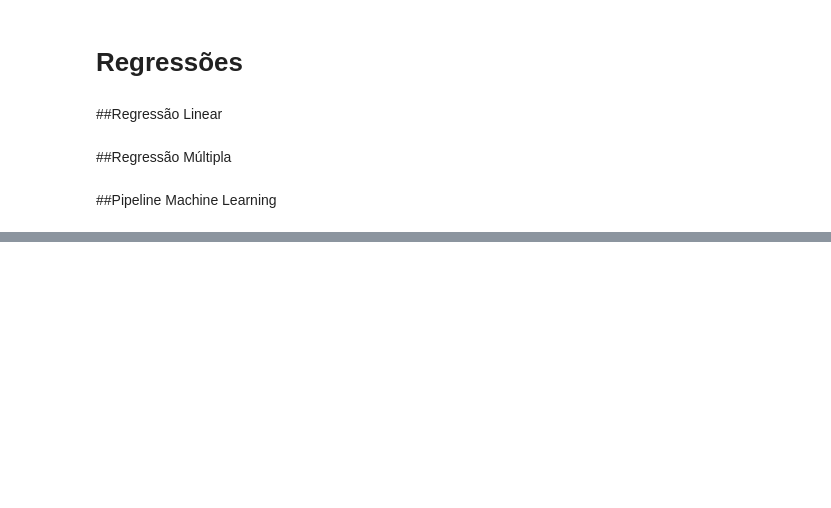
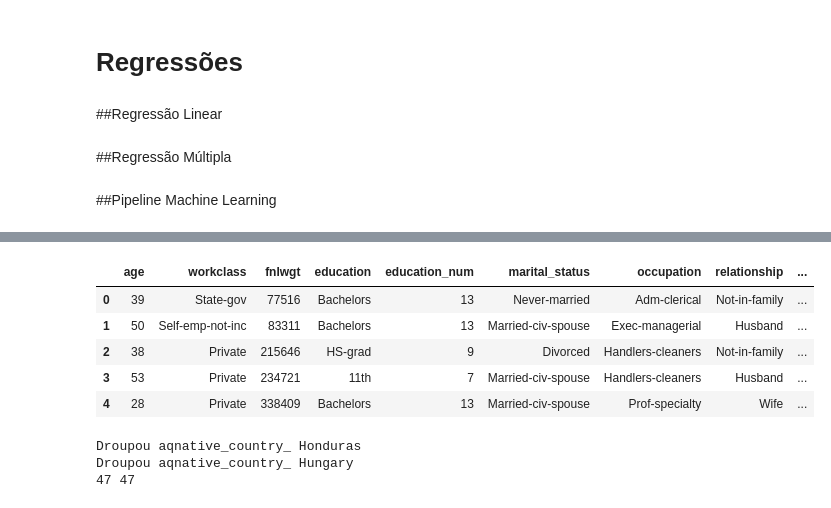
Before and after one commit to asafeclemente/data-science-project, a Jupyter notebook: Teste_de_hipótese.ipynb, the cells around one changed output, grey strips where cells are left out. Saved outputs shown, nothing was run; the diff lists cells and outputs as text; code cells hidden in the pictures; blank space fills up the shorter version.

```diff
--- a/Teste_de_hipótese.ipynb
+++ b/Teste_de_hipótese.ipynb
@@ -657,0 +780,61 @@ print(f"O intervalo de confiança da regressão logística é: [{LL}, {RL}]")
+# %%
+df = dataset.copy()
+df.head()
+# %% [output]
+|  | age | workclass | fnlwgt | education | education_num | marital_status | occupation | relationship | ... |
+| 0 | 39 | State-gov | 77516 | Bachelors | 13 | Never-married | Adm-clerical | Not-in-family | ... |
+| 1 | 50 | Self-emp-not-inc | 83311 | Bachelors | 13 | Married-civ-spouse | Exec-managerial | Husband | ... |
+| 2 | 38 | Private | 215646 | HS-grad | 9 | Divorced | Handlers-cleaners | Not-in-family | ... |
+| 3 | 53 | Private | 234721 | 11th | 7 | Married-civ-spouse | Handlers-cleaners | Husband | ... |
+| 4 | 28 | Private | 338409 | Bachelors | 13 | Married-civ-spouse | Prof-specialty | Wife | ... |
+# %%
+x = df.drop(columns=['workclass', 'fnlwgt', 'education', 'education_num', 'marital_status', 'occupation', 'relationship', 'capital_gain', 'capital_loss', 'hours_per_week'], axis=1)
+y = x['salary'].copy()
+x.drop(columns='salary', axis=1, inplace=True)
+x, y = balance_data(x, y)
+
+x_train, x_test, y_train, y_test = train_test_split(x, y, test_size = 0.25)
+
+
+numerical_categories = list()
+for coluna in x.columns:
+  if (x.dtypes[coluna] == 'object'):
+    continue
+  else:
+    numerical_categories.append(coluna)
+
+x_trn = x_train.copy()
+x_trn[numerical_categories] -= x_train[numerical_categories].mean()
+x_trn[numerical_categories] /= x_train[numerical_categories].std(ddof=1)
+##x_test_Znormalizado.
+x_ten = x_test.copy()
+x_ten[numerical_categories] -= x_train[numerical_categories].mean()
+x_ten[numerical_categories] /= x_train[numerical_categories].std(ddof=1)
+
+
+x_trn = pd.get_dummies(x_trn)
+x_ten = pd.get_dummies(x_ten)
+#Removing extra columns
+a = set()
+b = set()
+
+for item in x_trn.columns:
+  a.add(item)
+for item  in x_ten.columns:
+  b.add(item)
+
+c = a-b
+d = b-a
+
+for item in c:
+    print(f'Droupou aq{item}')
+    x_trn.drop(item, axis=1,inplace=True)
+for item in d:
+    print(item)
+    x_ten.drop(item, axis=1, inplace=True)
+
+print(len(x_trn.columns), len(x_ten.columns))
+# %% [output]
+Droupou aqnative_country_ Honduras
+Droupou aqnative_country_ Hungary
+47 47
```
Also changed, not shown: parts of 28 cells of this notebook.
